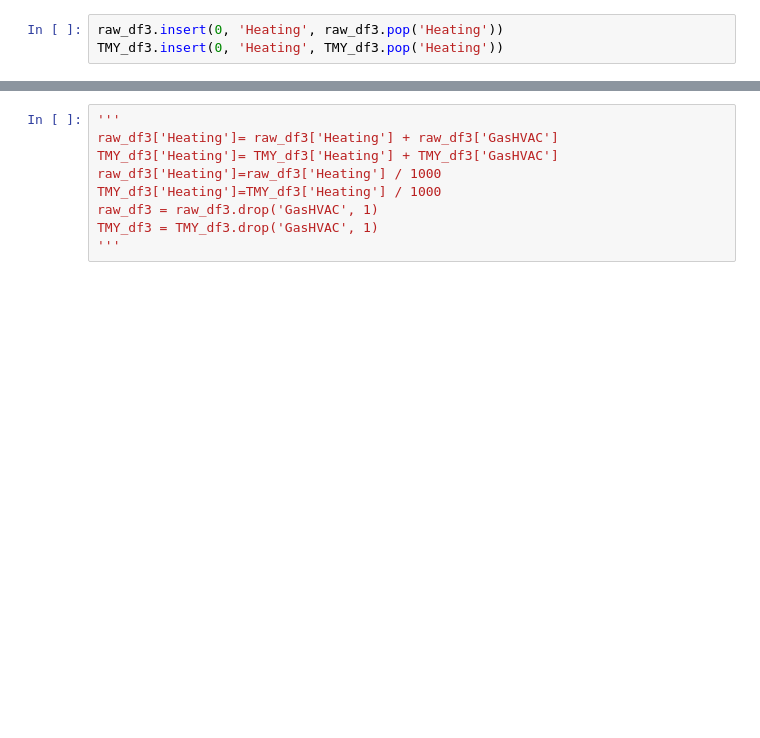
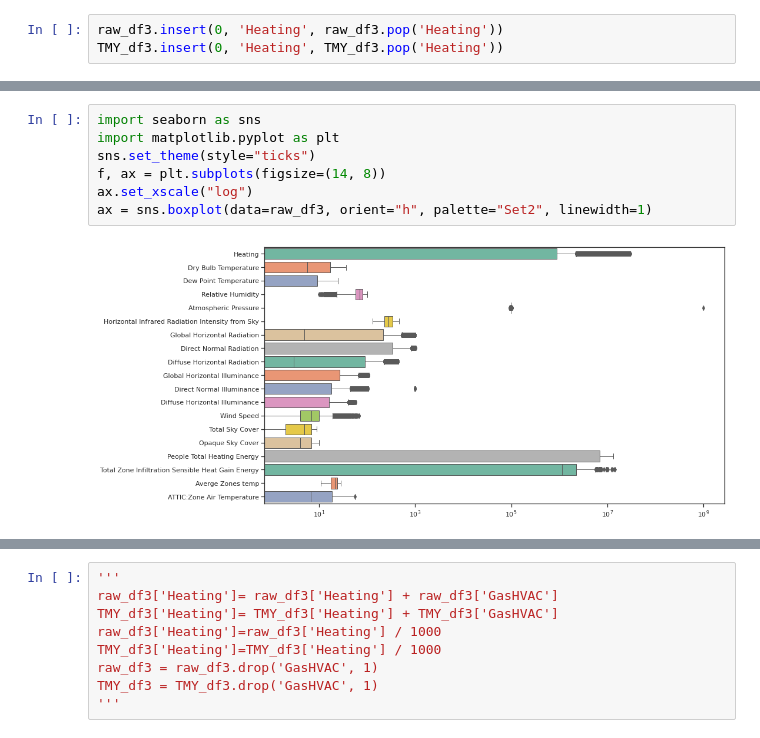
Before and after one commit to sajad95/Heat, a Jupyter notebook: FastCodeImpactofweatherXGB.ipynb, the cells around one changed output, grey strips where cells are left out. Cells and saved outputs as stored; diff of their text form; blank space fills up the shorter version.

```diff
--- a/FastCodeImpactofweatherXGB.ipynb
+++ b/FastCodeImpactofweatherXGB.ipynb
@@ -88,0 +104,9 @@ TMY_df3.insert(0, 'Heating', TMY_df3.pop('Heating'))
+# %%
+import seaborn as sns
+import matplotlib.pyplot as plt
+sns.set_theme(style="ticks")
+f, ax = plt.subplots(figsize=(14, 8))
+ax.set_xscale("log")
+ax = sns.boxplot(data=raw_df3, orient="h", palette="Set2", linewidth=1)
+# %% [output]
+[figure, added]
```
Also changed, not shown: parts of 21 cells of this notebook.
